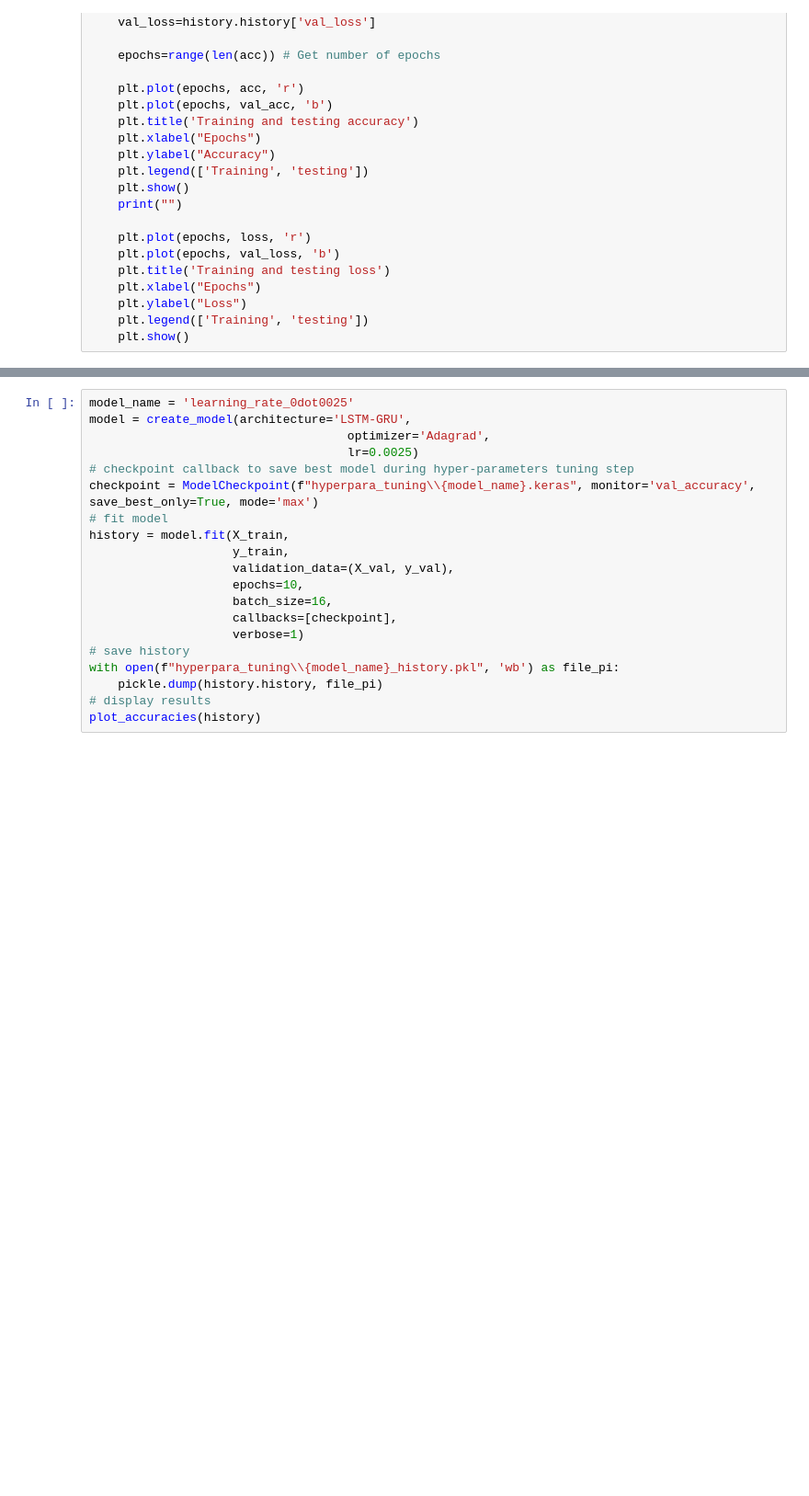
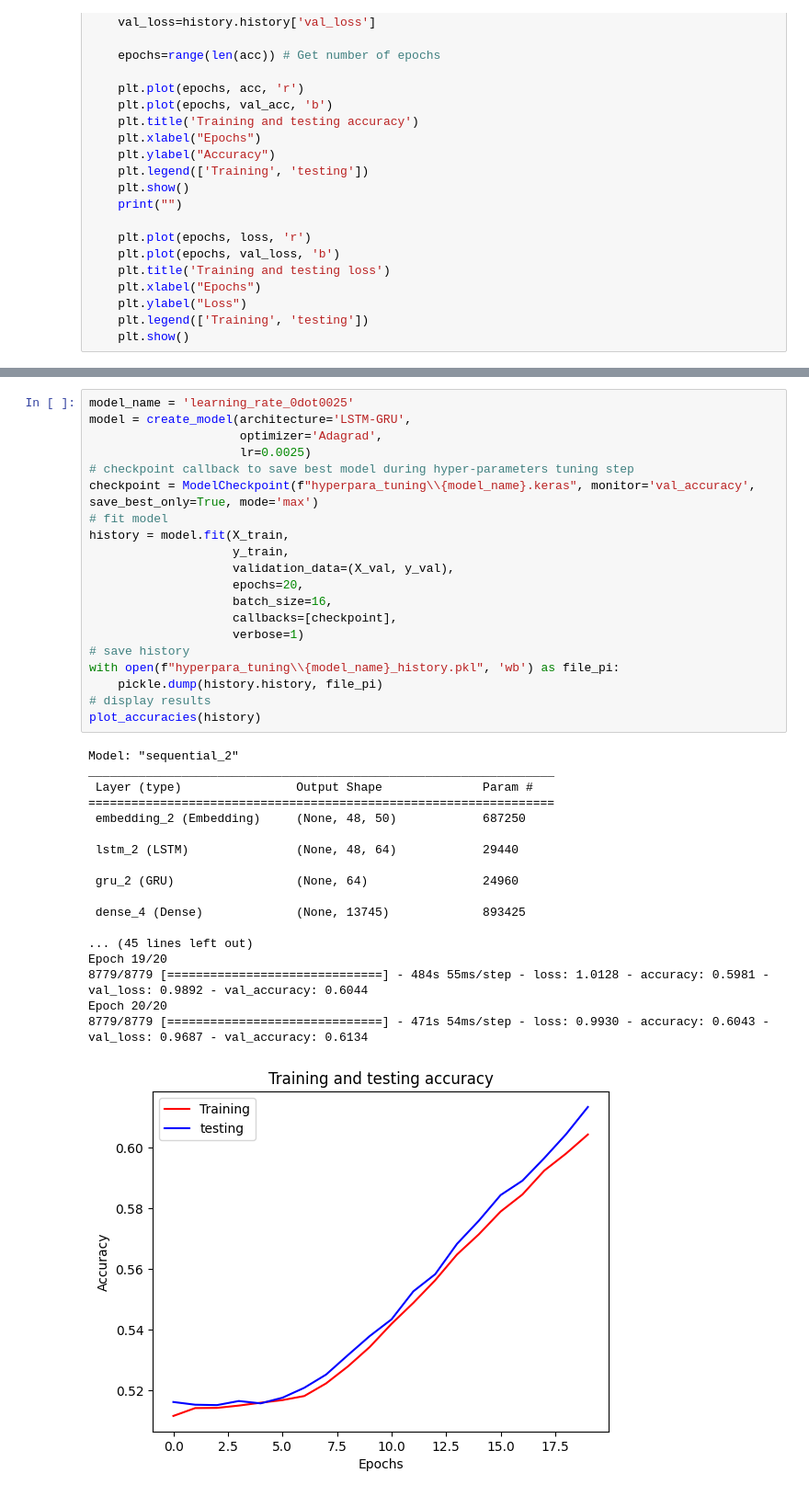
Before and after one commit to F3mte/NLP-projekt, a Jupyter notebook: main.ipynb, the cells around one changed output, grey strips where cells are left out. Shown at 92% size. Drawn from its saved outputs; the diff is of its cells as text; blank space fills up the shorter version.

```diff
--- a/main.ipynb
+++ b/main.ipynb
@@ -304,20 +334,39 @@ plot_accuracies(history)
 # %%
 model_name = 'learning_rate_0dot0025'
 model = create_model(architecture='LSTM-GRU',
-                                    optimizer='Adagrad',
-                                    lr=0.0025)
+                     optimizer='Adagrad',
+                     lr=0.0025)
 # checkpoint callback to save best model during hyper-parameters tuning step
 checkpoint = ModelCheckpoint(f"hyperpara_tuning\\{model_name}.keras", monitor='val_accuracy', save_best_only=True, mode='max')
 # fit model
 history = model.fit(X_train,
                     y_train,
                     validation_data=(X_val, y_val),
-                    epochs=10,
+                    epochs=20,
                     batch_size=16,
                     callbacks=[checkpoint],
                     verbose=1)
 # save history
 with open(f"hyperpara_tuning\\{model_name}_history.pkl", 'wb') as file_pi:
     pickle.dump(history.history, file_pi)
 # display results
 plot_accuracies(history)
+# %% [output]
+Model: "sequential_2"
+_________________________________________________________________
+ Layer (type)                Output Shape              Param #
+=================================================================
+ embedding_2 (Embedding)     (None, 48, 50)            687250
+
+ lstm_2 (LSTM)               (None, 48, 64)            29440
+
+ gru_2 (GRU)                 (None, 64)                24960
+
+ dense_4 (Dense)             (None, 13745)             893425
+
+... (45 lines left out)
+Epoch 19/20
+8779/8779 [==============================] - 484s 55ms/step - loss: 1.0128 - accuracy: 0.5981 - val_loss: 0.9892 - val_accuracy: 0.6044
+Epoch 20/20
+8779/8779 [==============================] - 471s 54ms/step - loss: 0.9930 - accuracy: 0.6043 - val_loss: 0.9687 - val_accuracy: 0.6134
+[figure, added]
```
Also changed, not shown: parts of 20 cells of this notebook, 27 other files.
